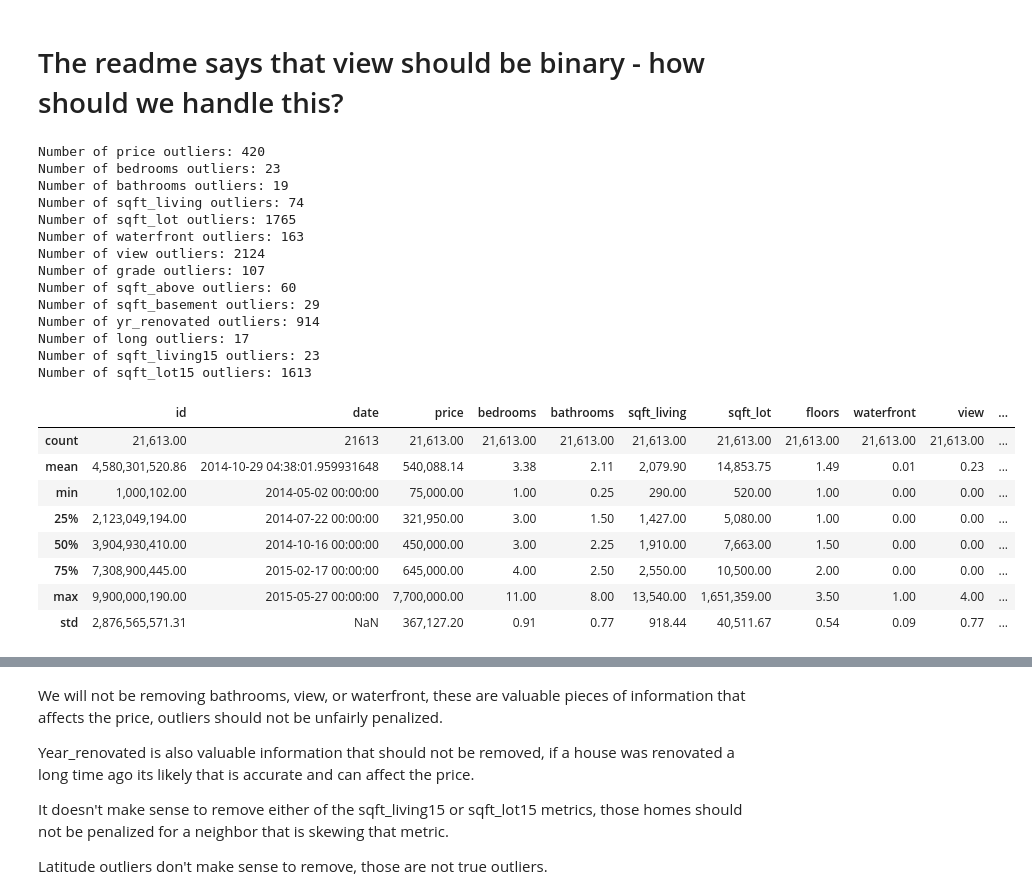
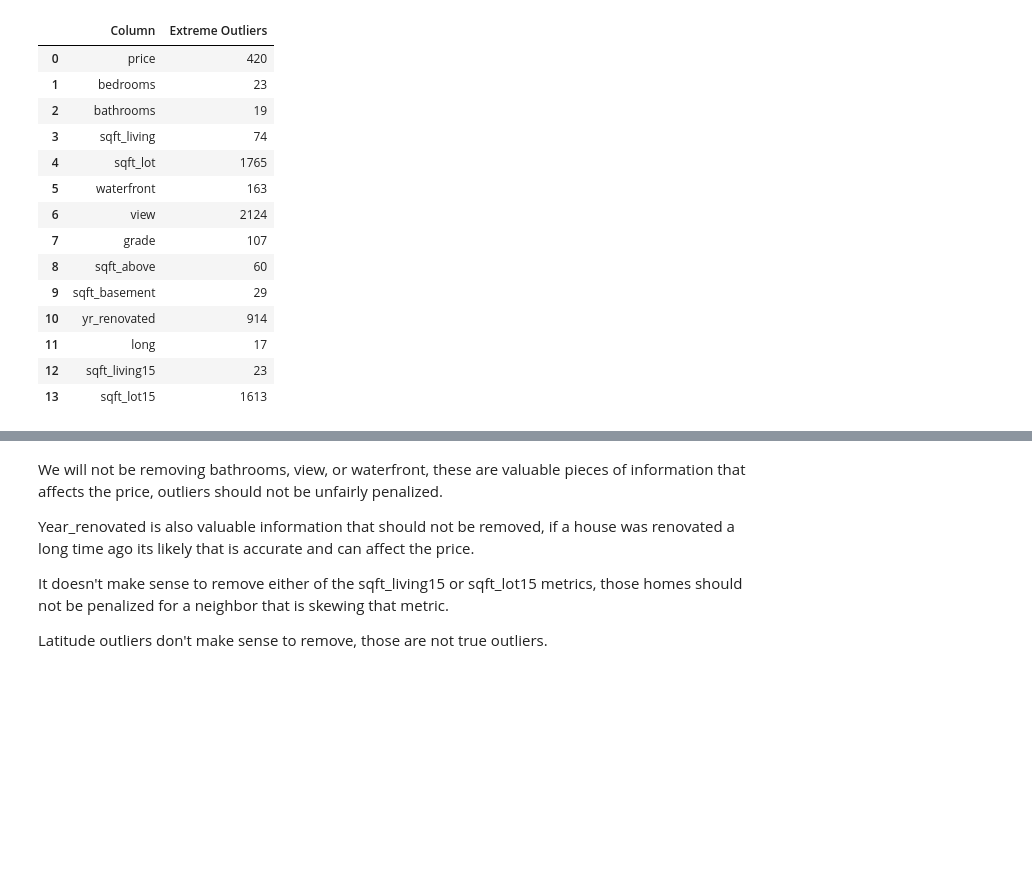
Before and after one commit to jblackman-bit/ads_500b_final_project, a Jupyter notebook: EDA/EDA.ipynb, the cells around one changed output, grey strips where cells are left out. Cells and saved outputs as stored; diff of their text form; code cells hidden in the pictures; blank space fills up the shorter version.

Commit message:
Add back log_sqft_basement, improve charts, make prints into displays.

```diff
--- a/EDA/EDA.ipynb
+++ b/EDA/EDA.ipynb
@@ -190,7 +216,8 @@ grade_bath_median = df.groupby('grade')['sqft_per_bath'].transform('median')
 
 # Backup strategy - global bath median if primary does not work (One grade 1 example)
 global_bath_median = (df['sqft_living'] / df['bathrooms']).median()
-imputed_baths = df['sqft_living'] / grade_bath_median.fillna(global_bath_median)
+imputed_baths = df['sqft_living'] / \
+    grade_bath_median.fillna(global_bath_median)
 df['bathrooms'] = df['bathrooms'].fillna(imputed_baths)
 
 df = df.drop('sqft_per_bath', axis=1)
@@ -199,5 +226,9 @@ df = df.drop('sqft_per_bath', axis=1)
 df['bathrooms'] = (df['bathrooms'] * 4).round() / 4
 
 # Check NA values
-print(df[['bedrooms', 'bathrooms', 'sqft_living', 'sqft_lot']].isna().sum())
+missing_summary = df[missing_columns].isna(
+).sum().to_frame(name='Missing Values')
+
+missing_summary.index.name = 'Column'
+display(missing_summary.reset_index())
 # %% [output]
@@ -224,45 +254,44 @@ Name: count, dtype: int64
-# %% [markdown]
-# The readme says that view should be binary - how should we handle this?
 # %%
 # Copy the df for comparison with outliers
 # Adding feature engineered columns in a later step.
 df_pre_outlier_removal = df.copy()
 # %%
 # Check for extreme outliers 3 times the IQR above or below the third or first quartiles.
-for col in df.columns:
+outlier_counts = {}
+
+for col in df.select_dtypes(include='number').columns:
     # Calculate the outliers
     q1 = df[col].quantile(0.25)
     q3 = df[col].quantile(0.75)
     iqr = q3 - q1
     lower_bound = q1 - 3.0 * iqr
     upper_bound = q3 + 3.0 * iqr
     # Count the outliers by column
-    extreme_outliers = df[(df[col] < lower_bound) | (df[col] > upper_bound)]
-    if len(extreme_outliers) > 0:
-        print(f"Number of {col} outliers: {len(extreme_outliers)}")
+    extreme_outliers = len(
+        df[(df[col] < lower_bound) | (df[col] > upper_bound)])
+    if extreme_outliers > 0:
+        outlier_counts[col] = extreme_outliers
+
+outlier_df = pd.DataFrame.from_dict(
+    outlier_counts, orient='index', columns=['Extreme Outliers'])
+outlier_df.index.name = 'Column'
+
+display(outlier_df.reset_index())
 
 df.describe()
 # %% [output]
-Number of price outliers: 420
-Number of bedrooms outliers: 23
-Number of bathrooms outliers: 19
-Number of sqft_living outliers: 74
-Number of sqft_lot outliers: 1765
-Number of waterfront outliers: 163
-Number of view outliers: 2124
-Number of grade outliers: 107
-Number of sqft_above outliers: 60
-Number of sqft_basement outliers: 29
-Number of yr_renovated outliers: 914
-Number of long outliers: 17
-Number of sqft_living15 outliers: 23
-Number of sqft_lot15 outliers: 1613
-|  | id | date | price | bedrooms | bathrooms | sqft_living | sqft_lot | floors | waterfront | view | ... |
-| count | 21,613.00 | 21613 | 21,613.00 | 21,613.00 | 21,613.00 | 21,613.00 | 21,613.00 | 21,613.00 | 21,613.00 | 21,613.00 | ... |
-| mean | 4,580,301,520.86 | 2014-10-29 04:38:01.959931648 | 540,088.14 | 3.38 | 2.11 | 2,079.90 | 14,853.75 | 1.49 | 0.01 | 0.23 | ... |
-| min | 1,000,102.00 | 2014-05-02 00:00:00 | 75,000.00 | 1.00 | 0.25 | 290.00 | 520.00 | 1.00 | 0.00 | 0.00 | ... |
-| 25% | 2,123,049,194.00 | 2014-07-22 00:00:00 | 321,950.00 | 3.00 | 1.50 | 1,427.00 | 5,080.00 | 1.00 | 0.00 | 0.00 | ... |
-| 50% | 3,904,930,410.00 | 2014-10-16 00:00:00 | 450,000.00 | 3.00 | 2.25 | 1,910.00 | 7,663.00 | 1.50 | 0.00 | 0.00 | ... |
-| 75% | 7,308,900,445.00 | 2015-02-17 00:00:00 | 645,000.00 | 4.00 | 2.50 | 2,550.00 | 10,500.00 | 2.00 | 0.00 | 0.00 | ... |
-| max | 9,900,000,190.00 | 2015-05-27 00:00:00 | 7,700,000.00 | 11.00 | 8.00 | 13,540.00 | 1,651,359.00 | 3.50 | 1.00 | 4.00 | ... |
-| std | 2,876,565,571.31 | NaN | 367,127.20 | 0.91 | 0.77 | 918.44 | 40,511.67 | 0.54 | 0.09 | 0.77 | ... |
+|  | Column | Extreme Outliers |
+| 0 | price | 420 |
+| 1 | bedrooms | 23 |
+| 2 | bathrooms | 19 |
+| 3 | sqft_living | 74 |
+| 4 | sqft_lot | 1765 |
+| 5 | waterfront | 163 |
+| 6 | view | 2124 |
+| 7 | grade | 107 |
+| 8 | sqft_above | 60 |
+| 9 | sqft_basement | 29 |
+| 10 | yr_renovated | 914 |
+| 11 | long | 17 |
+| 12 | sqft_living15 | 23 |
+| 13 | sqft_lot15 | 1613 |
```
Also changed, not shown: parts of 21 cells of this notebook, 4 other files.
